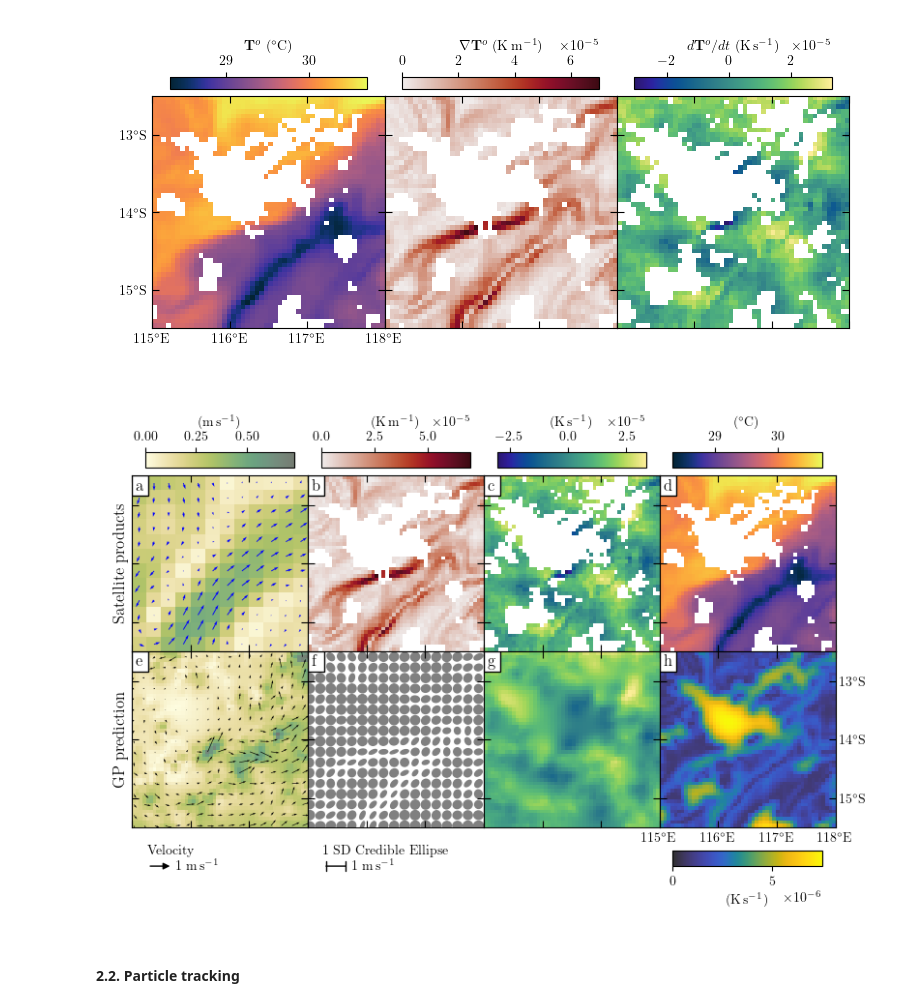
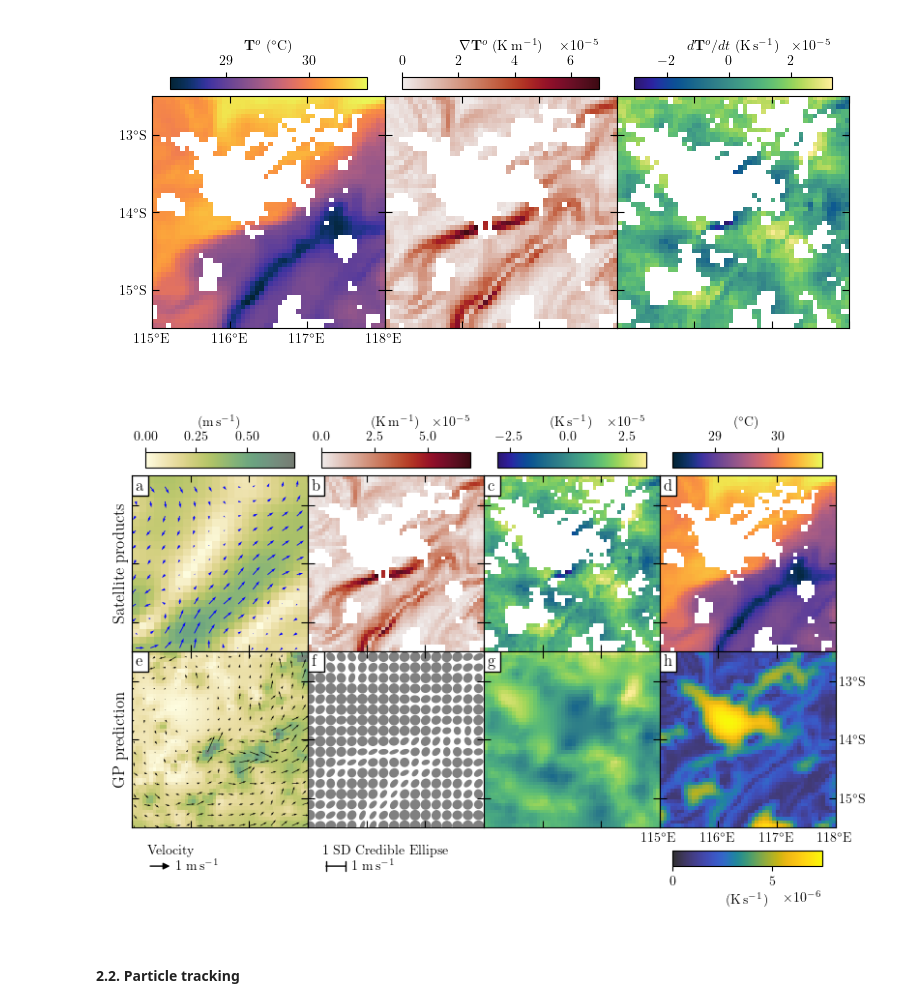
Before and after one commit to rdkreij/inversion-sst-gp, a Jupyter notebook: 4_satellite_application/4_2_case_2_particle_tracking.ipynb, the cells around one changed output. Drawn from its saved outputs; the diff is of its cells as text; code cells hidden in the pictures.

```diff
--- a/4_satellite_application/4_2_large_cloud_and_particle_tracking.ipynb
+++ b/4_satellite_application/4_2_case_2_particle_tracking.ipynb
@@ -63,30 +63,38 @@ muustar, muvstar, muSstar, stdustar, stdvstar, stdSstar, Kxstar_vel, Kxstar = (
 )
 # %%
 # Plot predictions
-plot_helper.plot_predictions_osse(
+fig, ax = plot_helper.plot_predictions_osse(
     LON,
     LAT,
     To,
     dTds1o,
     dTds2o,
     dTdto,
     muSstar,
     Kxstar_vel,
     stdSstar,
     muustar,
     muvstar,
     lonlims,
     latlims,
     LONr=LONr,
     LATr=LATr,
     ur=ugos,
     vr=vgos,
     pscale=7,
-    nx=17,
-    ny=17,
+    nx=16,
+    ny=16,
+    nxr=16,
+    nyr=16,
+    return_fig=True,
 )
+fig.savefig(
+    "4_satellite_application/figures/satellite_case_2_prediction.png",
+    bbox_inches="tight",
+    dpi=300,
+)
 # %% [output]
-[figure, old version]
+[figure, new version]
 # %% [markdown]
 #### 2.2. Particle tracking
 # %%
```
Also changed, not shown: parts of 2 cells of this notebook, 41 other files.
